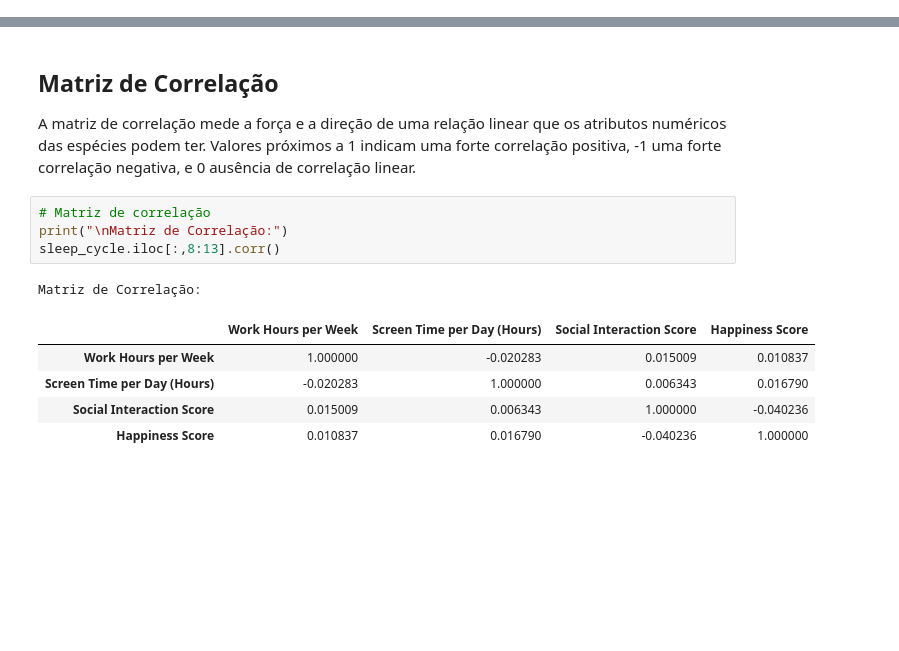
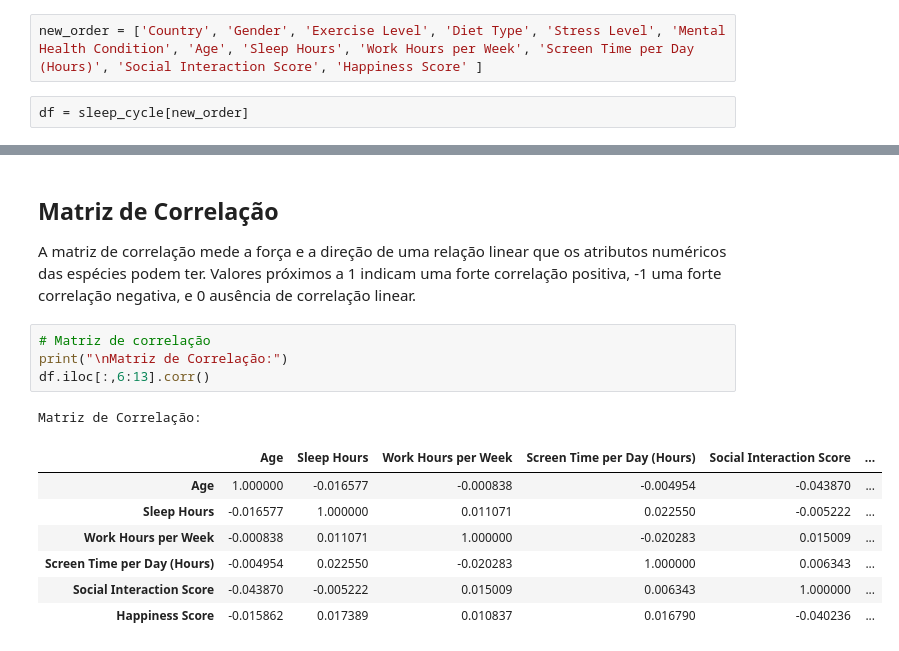
Before and after one commit to hugocfrias/hugocfrias-MVP, a Jupyter notebook: Untitled5.ipynb, the cells around one changed output, grey strips where cells are left out. Saved outputs shown, nothing was run; the diff lists cells and outputs as text; blank space fills up the shorter version.

```diff
--- a/Untitled5.ipynb
+++ b/Untitled5.ipynb
@@ -64,3 +64,7 @@ sleep_cycle.head()
 | 2 | Japan | 37 | Female | Low | Vegetarian | 7.2 | High | NaN | ... |
 | 3 | Brazil | 35 | Male | Low | Vegan | 7.2 | Low | Depression | ... |
 | 4 | Germany | 46 | Male | Low | Balanced | 7.3 | Low | Anxiety | ... |
+# %%
+new_order = ['Country', 'Gender', 'Exercise Level', 'Diet Type', 'Stress Level', 'Mental Health Condition', 'Age', 'Sleep Hours', 'Work Hours per Week', 'Screen Time per Day (Hours)', 'Social Interaction Score', 'Happiness Score' ]
+# %%
+df = sleep_cycle[new_order]
@@ -436,11 +450,13 @@ A matriz de correlação mede a força e a direção de uma relação linear que
 # %%
 # Matriz de correlação
 print("\nMatriz de Correlação:")
-sleep_cycle.iloc[:,8:13].corr()
+df.iloc[:,6:13].corr()
 # %% [output]
 Matriz de Correlação:
-|  | Work Hours per Week | Screen Time per Day (Hours) | Social Interaction Score | Happiness Score |
-| Work Hours per Week | 1.000000 | -0.020283 | 0.015009 | 0.010837 |
-| Screen Time per Day (Hours) | -0.020283 | 1.000000 | 0.006343 | 0.016790 |
-| Social Interaction Score | 0.015009 | 0.006343 | 1.000000 | -0.040236 |
-| Happiness Score | 0.010837 | 0.016790 | -0.040236 | 1.000000 |
+|  | Age | Sleep Hours | Work Hours per Week | Screen Time per Day (Hours) | Social Interaction Score | ... |
+| Age | 1.000000 | -0.016577 | -0.000838 | -0.004954 | -0.043870 | ... |
+| Sleep Hours | -0.016577 | 1.000000 | 0.011071 | 0.022550 | -0.005222 | ... |
+| Work Hours per Week | -0.000838 | 0.011071 | 1.000000 | -0.020283 | 0.015009 | ... |
+| Screen Time per Day (Hours) | -0.004954 | 0.022550 | -0.020283 | 1.000000 | 0.006343 | ... |
+| Social Interaction Score | -0.043870 | -0.005222 | 0.015009 | 0.006343 | 1.000000 | ... |
+| Happiness Score | -0.015862 | 0.017389 | 0.010837 | 0.016790 | -0.040236 | ... |
```
Also changed, not shown: parts of 27 cells of this notebook.
